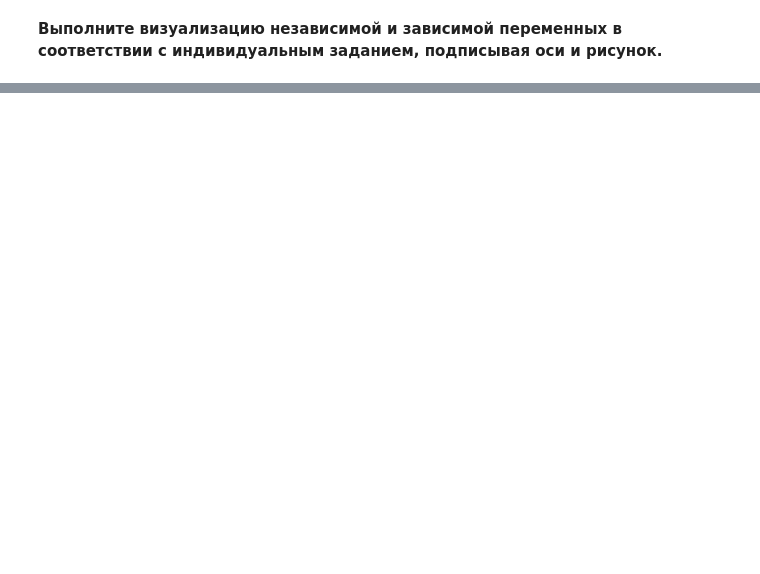
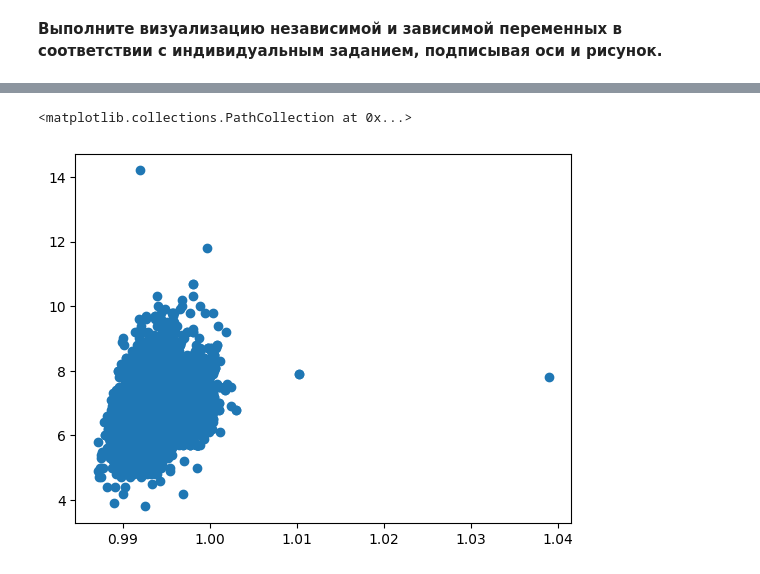
Before and after one commit to kjxeez/machine-learning, a Jupyter notebook: linear-regression.ipynb, the cells around one changed output, grey strips where cells are left out. Saved outputs shown, nothing was run; the diff lists cells and outputs as text; code cells hidden in the pictures; blank space fills up the shorter version.

```diff
--- a/linear-regression.ipynb
+++ b/linear-regression.ipynb
@@ -143,0 +166,5 @@ df['features/fixed acidity'].plot.hist(color='yellow', edgecolor='black', bins=2
+# %%
+plt.scatter(x, y)
+# %% [output]
+<matplotlib.collections.PathCollection at 0x...>
+[figure, added]
```
Also changed, not shown: parts of 38 cells of this notebook.
